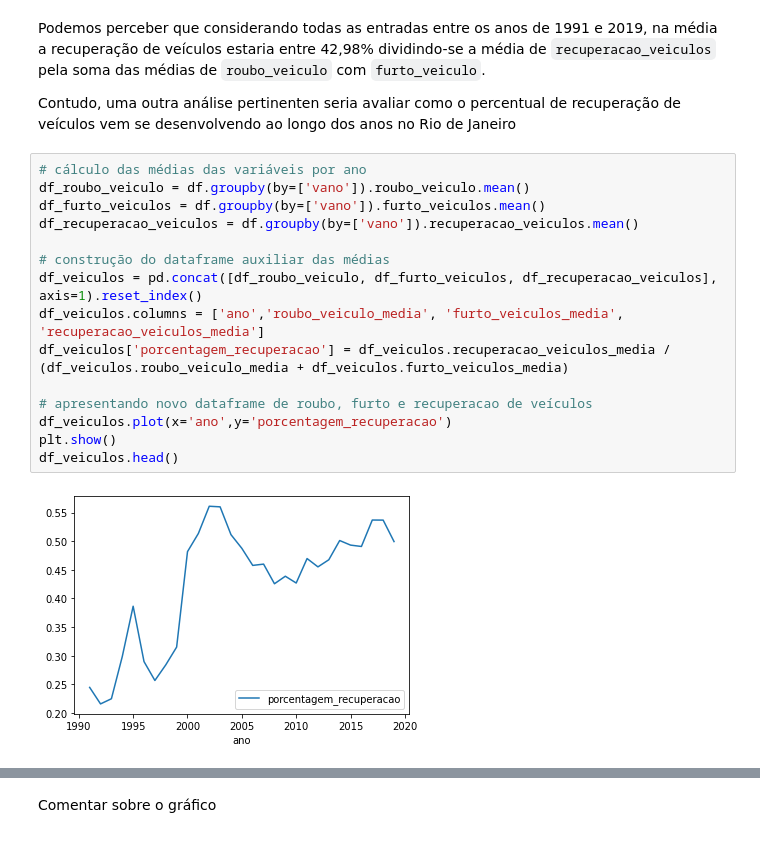
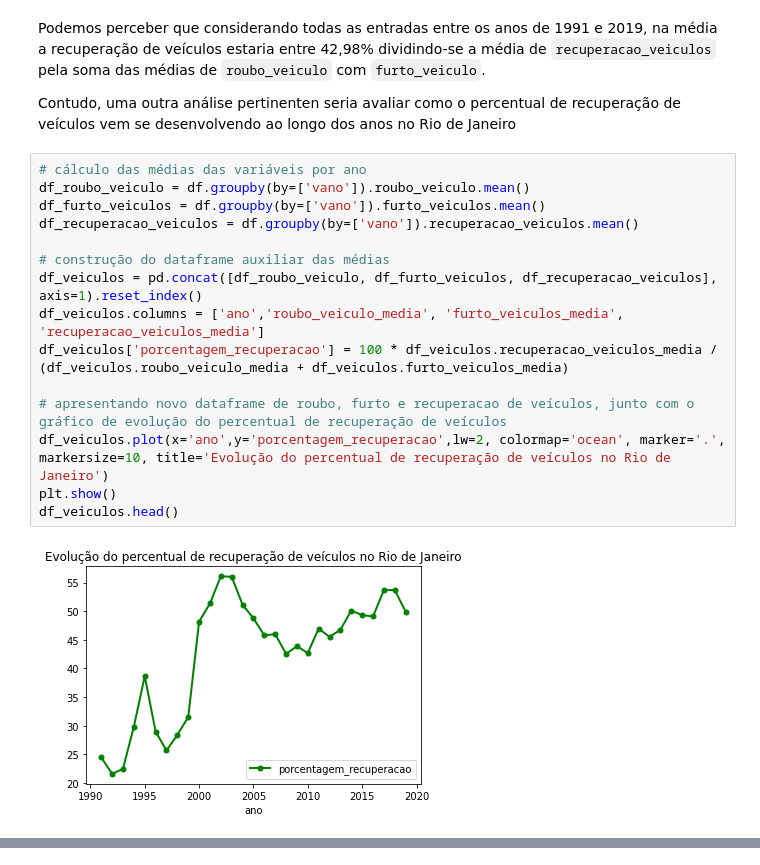
Before and after one commit to caiobmbr/datascience-projects, a Jupyter notebook: Analisando_a_Violência_no_Rio_de_Janeiro.ipynb, the cells around one changed output, grey strips where cells are left out. Cells and saved outputs as stored; diff of their text form.

```diff
--- a/Analisando_a_Violência_no_Rio_de_Janeiro.ipynb
+++ b/Analisando_a_Violência_no_Rio_de_Janeiro.ipynb
@@ -137,18 +158,18 @@ Contudo, uma outra análise pertinenten seria avaliar como o percentual de recup
 # %%
 # cálculo das médias das variáveis por ano
 df_roubo_veiculo = df.groupby(by=['vano']).roubo_veiculo.mean()
 df_furto_veiculos = df.groupby(by=['vano']).furto_veiculos.mean()
 df_recuperacao_veiculos = df.groupby(by=['vano']).recuperacao_veiculos.mean()
 
 # construção do dataframe auxiliar das médias
 df_veiculos = pd.concat([df_roubo_veiculo, df_furto_veiculos, df_recuperacao_veiculos], axis=1).reset_index()
 df_veiculos.columns = ['ano','roubo_veiculo_media', 'furto_veiculos_media', 'recuperacao_veiculos_media']
-df_veiculos['porcentagem_recuperacao'] = df_veiculos.recuperacao_veiculos_media / (df_veiculos.roubo_veiculo_media + df_veiculos.furto_veiculos_media)
+df_veiculos['porcentagem_recuperacao'] = 100 * df_veiculos.recuperacao_veiculos_media / (df_veiculos.roubo_veiculo_media + df_veiculos.furto_veiculos_media)
 
-# apresentando novo dataframe de roubo, furto e recuperacao de veículos
-df_veiculos.plot(x='ano',y='porcentagem_recuperacao')
+# apresentando novo dataframe de roubo, furto e recuperacao de veículos, junto com o gráfico de evolução do percentual de recuperação de veículos
+df_veiculos.plot(x='ano',y='porcentagem_recuperacao',lw=2, colormap='ocean', marker='.', markersize=10, title='Evolução do percentual de recuperação de veículos no Rio de Janeiro')
 plt.show()
 df_veiculos.head()
 # %% [output]
-[figure, old version]
+[figure, new version]
 |  | ano | roubo_veiculo_media | furto_veiculos_media | recuperacao_veiculos_media | porcentagem_recuperacao |
@@ -160,2 +180,0 @@ df_veiculos.head()
-# %% [markdown]
-Comentar sobre o gráfico
```
Also changed, not shown: parts of 21 cells of this notebook.
